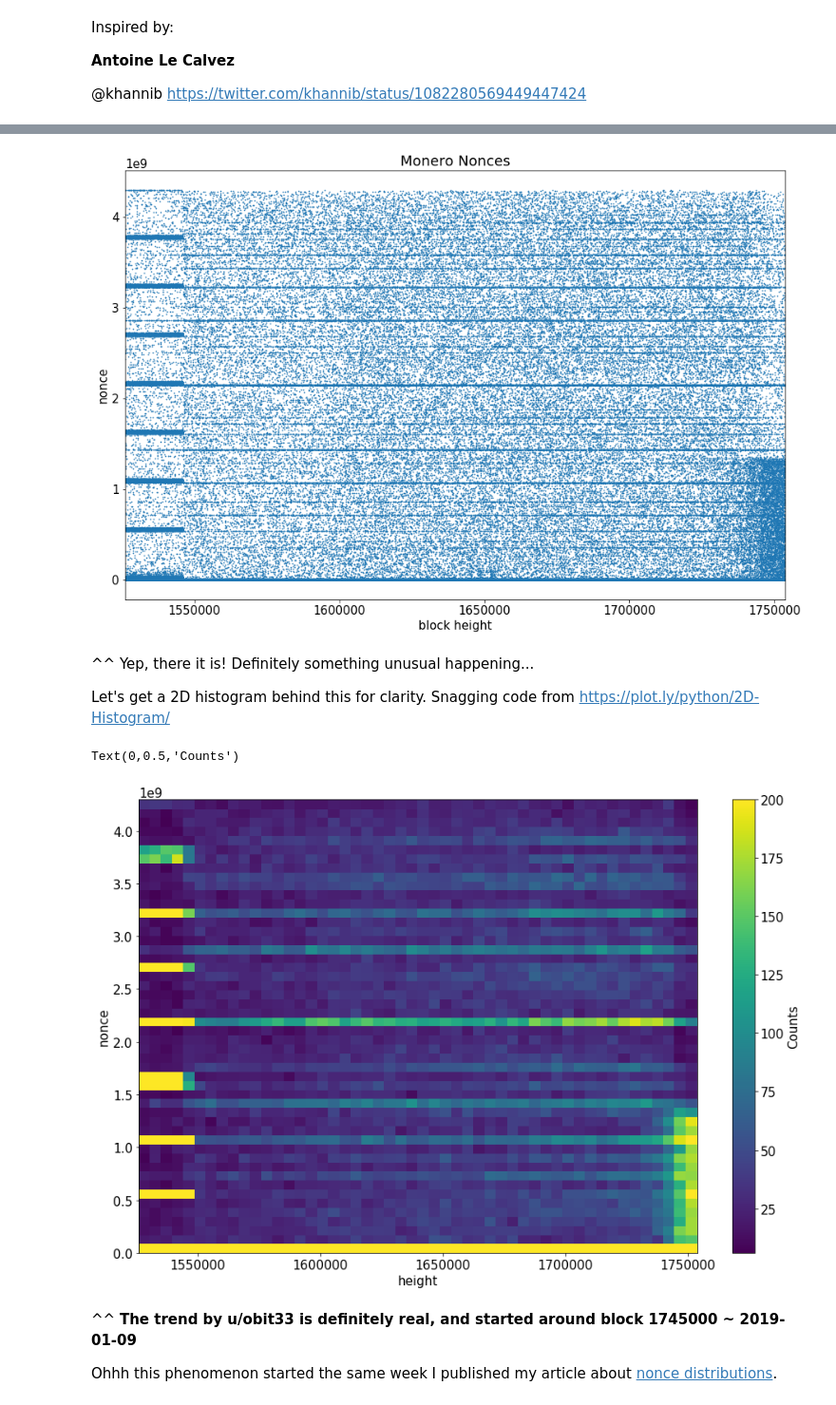
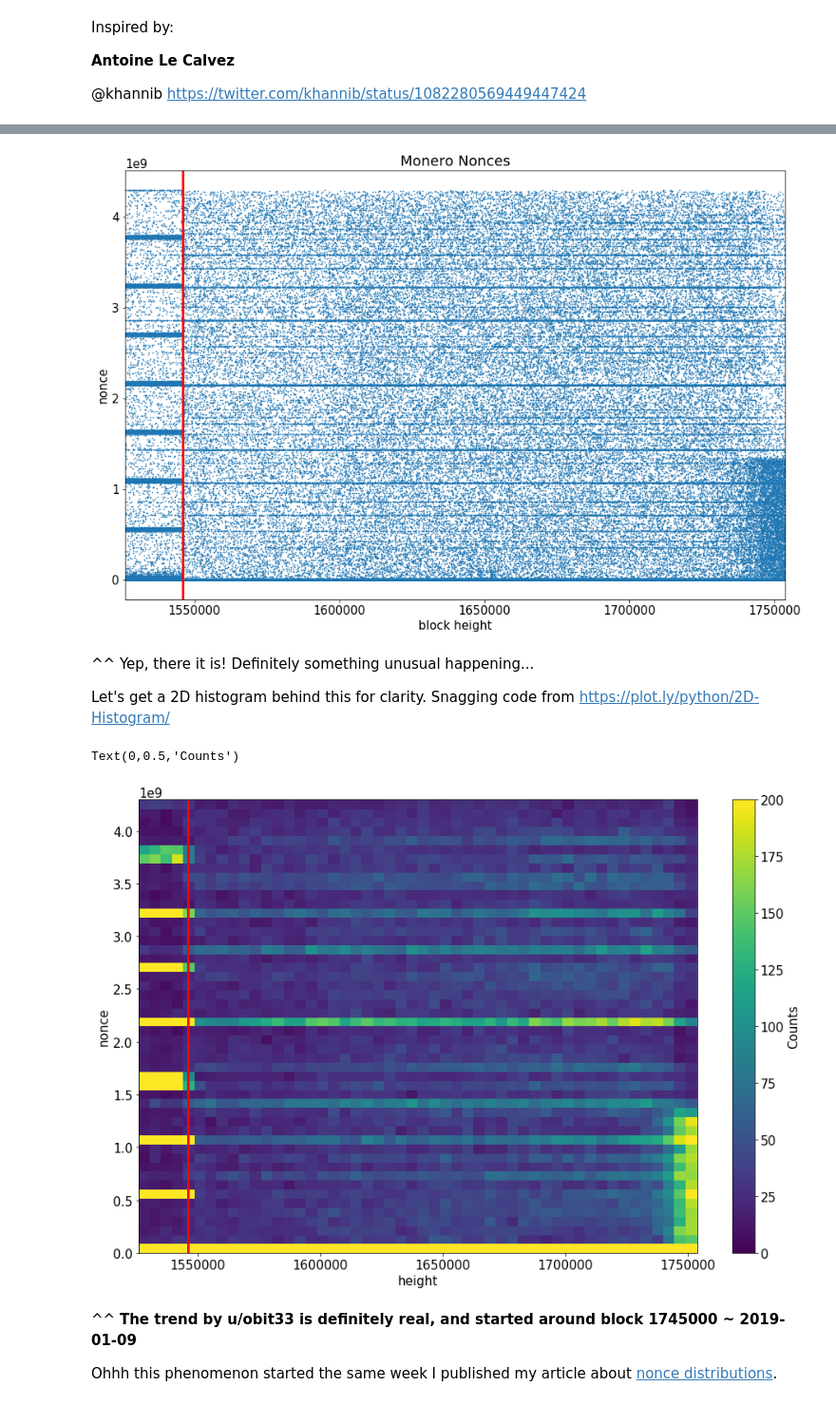
Before and after one commit to noncesense-research-lab/nonce_distribution, a Jupyter notebook: nonce_distribution.ipynb, the cells around one changed output, grey strips where cells are left out. Shown at 95% size. Cells and saved outputs as stored; diff of their text form; code cells hidden in the pictures.

Commit message:
Added 2d histograms

```diff
--- a/nonce_distribution.ipynb
+++ b/nonce_distribution.ipynb
@@ -213,10 +213,12 @@ plt.scatter(x,y, s=0.5)
 plt.title('Monero Nonces')
 plt.xlabel('block height')
 plt.ylabel('nonce')
+plt.axvline(x=pow_tweak_fork_height, c='red', linewidth=3)
+# plt.axhline(y=1.35e9, c='black', linewidth=3)
 ax.set_xlim(min_height,max(df.id))
 plt.show()
 # %% [output]
-[figure, old version]
+[figure, new version]
 # %% [markdown]
 ^^ Yep, there it is! Definitely something unusual happening...
 
@@ -224,23 +226,25 @@ Let's get a 2D histogram behind this for clarity. Snagging code from https://plo
 # %%
 # Estimate the 2D histogram
 nbins = (50,50)
 H, xedges, yedges = np.histogram2d(x,y,bins=nbins)
 
 # H needs to be rotated and flipped
 H = np.rot90(H)
 H = np.flipud(H)
 
 fig, ax = plt.subplots(figsize=(15, 10))
 
 # Plot 2D histogram using pcolor
-plt.pcolormesh(xedges,yedges,H,vmax=200)
+plt.pcolormesh(xedges,yedges,H,vmax=200, vmin=0)
 plt.xlabel('height')
 plt.ylabel('nonce')
+plt.axvline(x=pow_tweak_fork_height, c='red', linewidth=3)
 cbar = plt.colorbar()
+
 cbar.ax.set_ylabel('Counts')
 # %% [output]
 Text(0,0.5,'Counts')
-[figure, old version]
+[figure, new version]
 # %% [markdown]
 ^^ __The trend by u/obit33 is definitely real, and started around block 1745000 ~ 2019-01-09__
 
```
Also changed, not shown: parts of 3 cells of this notebook.
